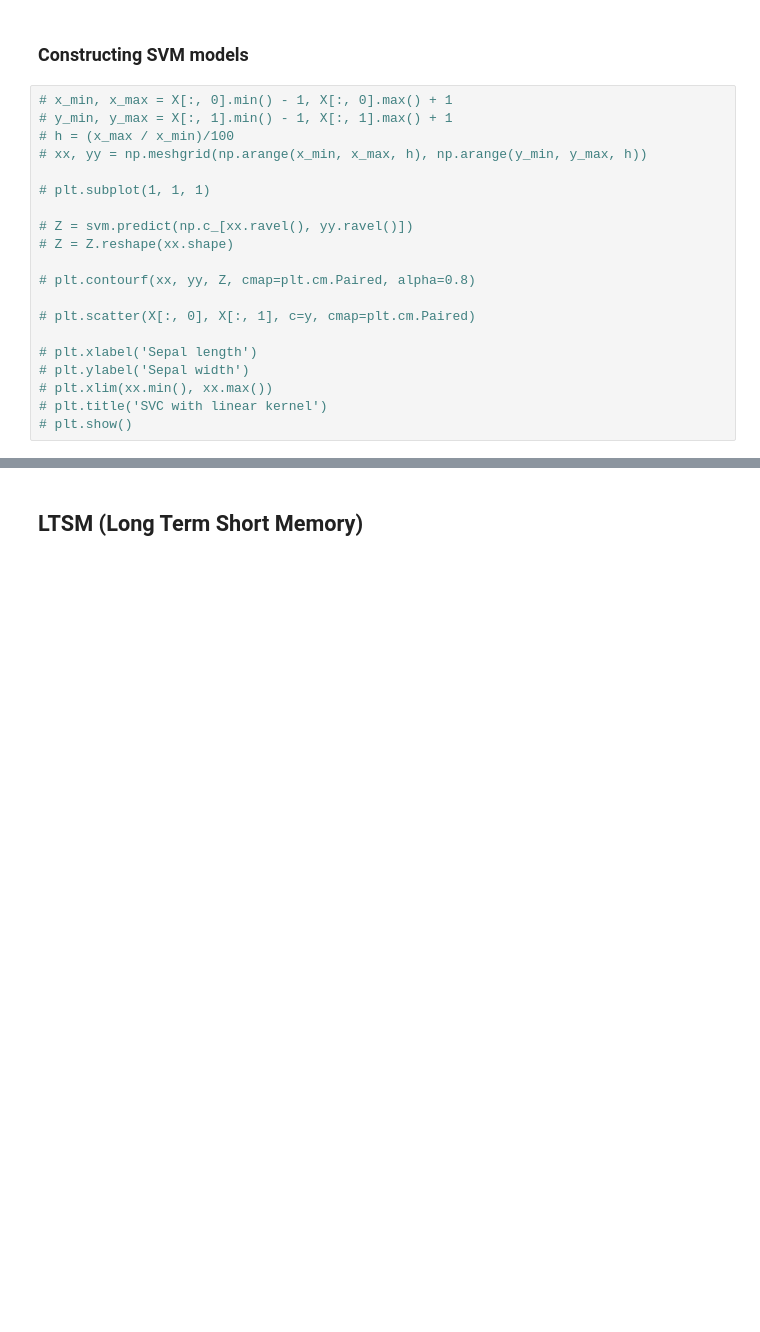
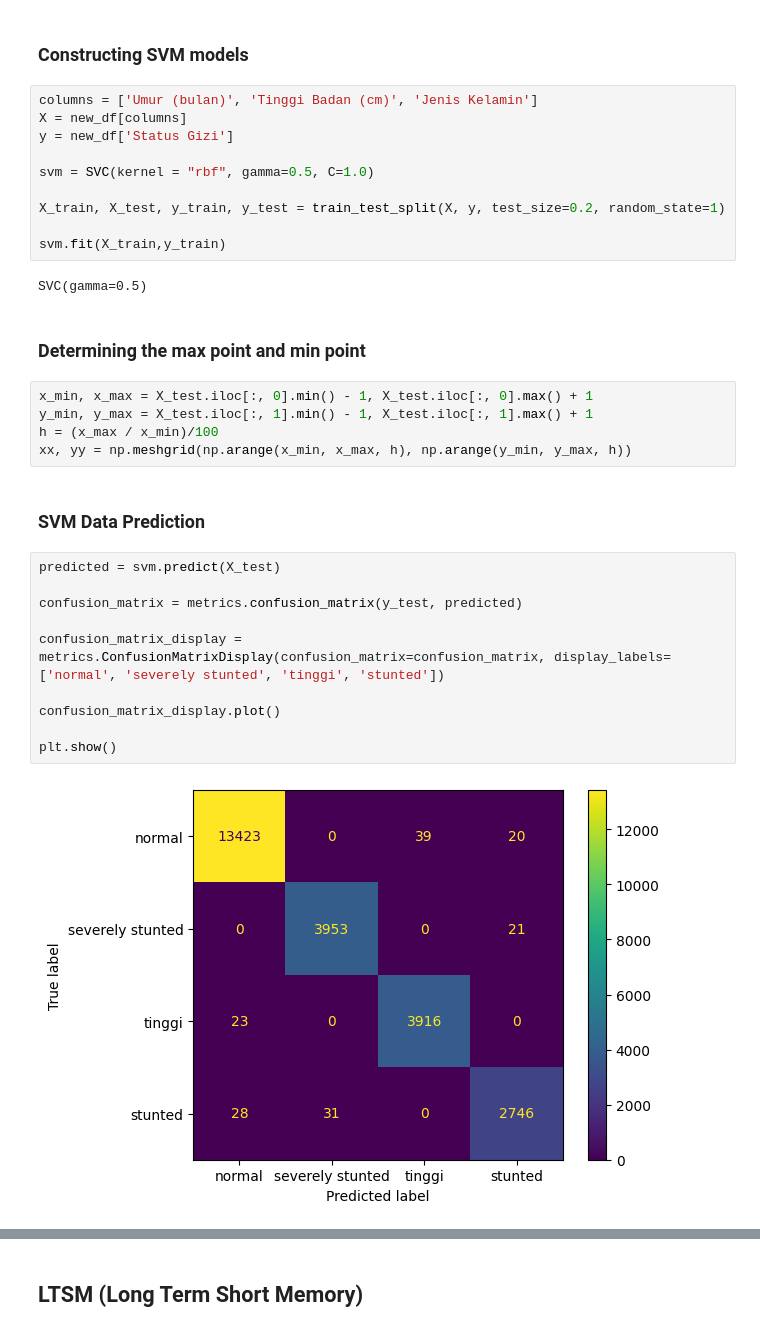
Before and after one commit to sammmms/Artificial-IntelligenceTugas, a Jupyter notebook: 221110680_SamuelOnasis.ipynb, the cells around one changed output, grey strips where cells are left out. Saved outputs shown, nothing was run; the diff lists cells and outputs as text; blank space fills up the shorter version.

```diff
--- a/221110680_SamuelOnasis.ipynb
+++ b/221110680_SamuelOnasis.ipynb
@@ -264,22 +255,35 @@ svm = SVC(kernel = "rbf", gamma=0.5, C=1.0)
 # %% [markdown]
 ### Constructing SVM models
+# %%
+columns = ['Umur (bulan)', 'Tinggi Badan (cm)', 'Jenis Kelamin']
+X = new_df[columns]
+y = new_df['Status Gizi']
+
+svm = SVC(kernel = "rbf", gamma=0.5, C=1.0)
+
+X_train, X_test, y_train, y_test = train_test_split(X, y, test_size=0.2, random_state=1)
+
+svm.fit(X_train,y_train)
+# %% [output]
+SVC(gamma=0.5)
+# %% [markdown]
+### Determining the max point and min point
 # %%
-# x_min, x_max = X[:, 0].min() - 1, X[:, 0].max() + 1
-# y_min, y_max = X[:, 1].min() - 1, X[:, 1].max() + 1
-# h = (x_max / x_min)/100
-# xx, yy = np.meshgrid(np.arange(x_min, x_max, h), np.arange(y_min, y_max, h))
-
-# plt.subplot(1, 1, 1)
-
-# Z = svm.predict(np.c_[xx.ravel(), yy.ravel()])
-# Z = Z.reshape(xx.shape)
-
-# plt.contourf(xx, yy, Z, cmap=plt.cm.Paired, alpha=0.8)
-
-# plt.scatter(X[:, 0], X[:, 1], c=y, cmap=plt.cm.Paired)
-
-# plt.xlabel('Sepal length')
-# plt.ylabel('Sepal width')
-# plt.xlim(xx.min(), xx.max())
-# plt.title('SVC with linear kernel')
-# plt.show()
+x_min, x_max = X_test.iloc[:, 0].min() - 1, X_test.iloc[:, 0].max() + 1
+y_min, y_max = X_test.iloc[:, 1].min() - 1, X_test.iloc[:, 1].max() + 1
+h = (x_max / x_min)/100
+xx, yy = np.meshgrid(np.arange(x_min, x_max, h), np.arange(y_min, y_max, h))
+# %% [markdown]
+### SVM Data Prediction
+# %%
+predicted = svm.predict(X_test)
+
+confusion_matrix = metrics.confusion_matrix(y_test, predicted)
+
+confusion_matrix_display = metrics.ConfusionMatrixDisplay(confusion_matrix=confusion_matrix, display_labels=['normal', 'severely stunted', 'tinggi', 'stunted'])
+
+confusion_matrix_display.plot()
+
+plt.show()
+# %% [output]
+[figure, added]
```
Also changed, not shown: parts of 9 cells of this notebook.
